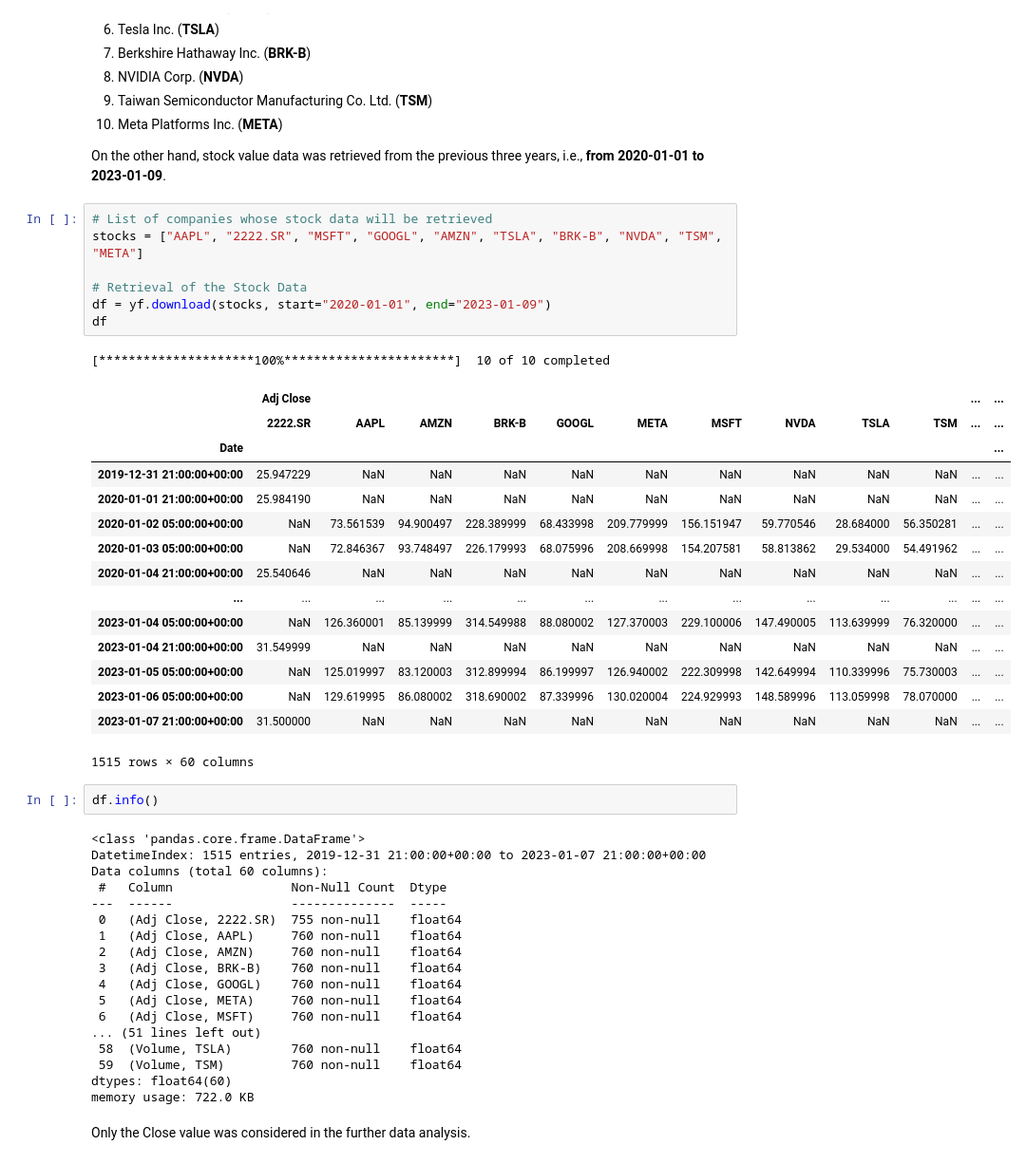
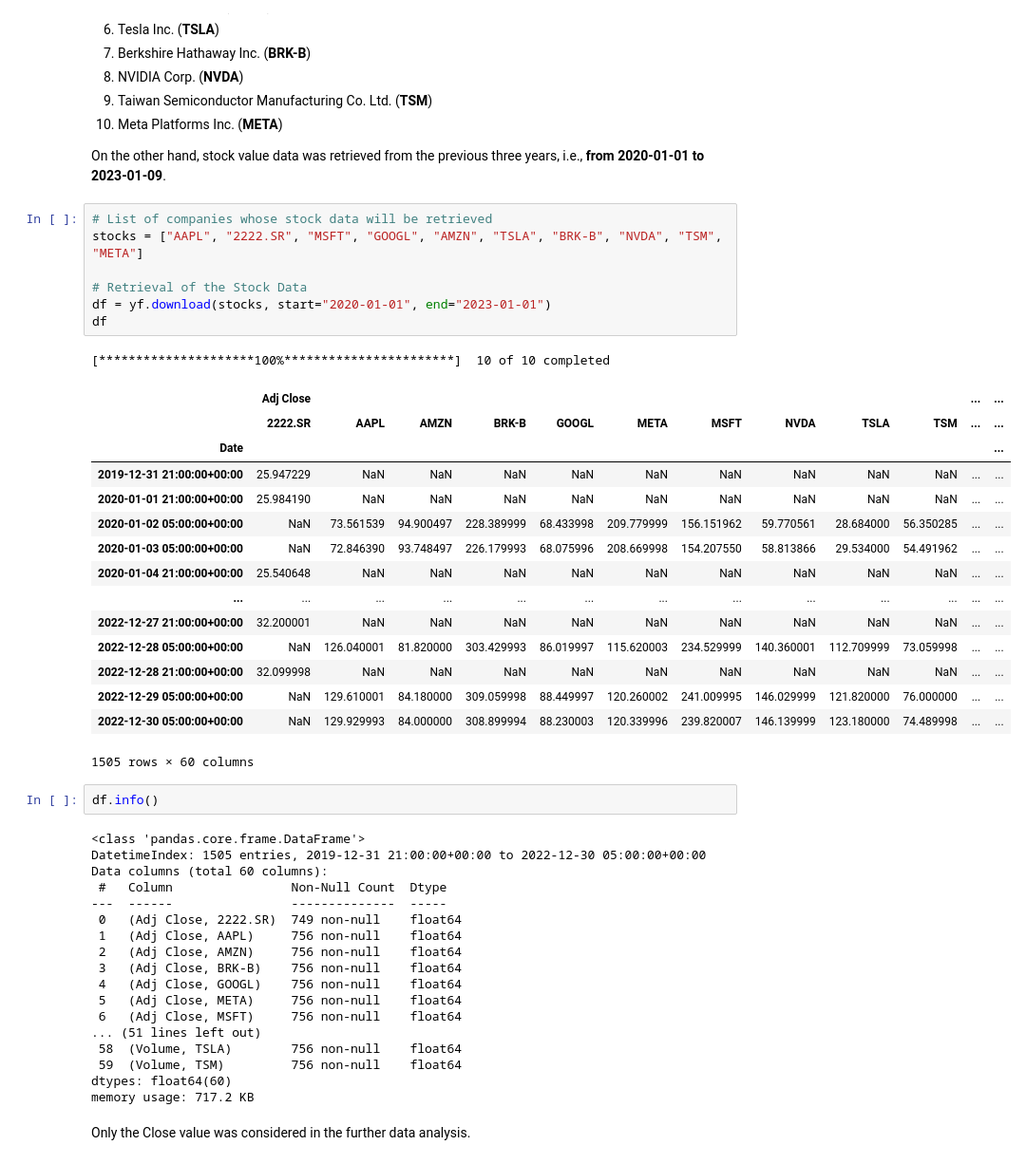
Before and after one commit to DanielEduardoLopez/PortfolioReturn, a Jupyter notebook: 1_PortfolioReturn_DataCollectionPrep.ipynb, the cells around one changed output. Shown at 95% size. Saved outputs shown, nothing was run; the diff lists cells and outputs as text.

Commit message:
Added historical close values of optimized portfolio

```diff
--- a/1_PortfolioReturn_DataCollectionPrep.ipynb
+++ b/1_PortfolioReturn_DataCollectionPrep.ipynb
@@ -92,47 +92,47 @@ On the other hand, stock value data was retrieved from the previous three years,
 # %%
 # List of companies whose stock data will be retrieved
 stocks = ["AAPL", "2222.SR", "MSFT", "GOOGL", "AMZN", "TSLA", "BRK-B", "NVDA", "TSM", "META"]
 
 # Retrieval of the Stock Data
-df = yf.download(stocks, start="2020-01-01", end="2023-01-09")
+df = yf.download(stocks, start="2020-01-01", end="2023-01-01")
 df
 # %% [output]
 [*********************100%***********************]  10 of 10 completed
 |  | Adj Close |  |  |  |  |  |  |  |  |  | ... | ... |
 |  | 2222.SR | AAPL | AMZN | BRK-B | GOOGL | META | MSFT | NVDA | TSLA | TSM | ... | ... |
 | Date |  |  |  |  |  |  |  |  |  |  |  | ... |
 | 2019-12-31 21:00:00+00:00 | 25.947229 | NaN | NaN | NaN | NaN | NaN | NaN | NaN | NaN | NaN | ... | ... |
 | 2020-01-01 21:00:00+00:00 | 25.984190 | NaN | NaN | NaN | NaN | NaN | NaN | NaN | NaN | NaN | ... | ... |
-| 2020-01-02 05:00:00+00:00 | NaN | 73.561539 | 94.900497 | 228.389999 | 68.433998 | 209.779999 | 156.151947 | 59.770546 | 28.684000 | 56.350281 | ... | ... |
-| 2020-01-03 05:00:00+00:00 | NaN | 72.846367 | 93.748497 | 226.179993 | 68.075996 | 208.669998 | 154.207581 | 58.813862 | 29.534000 | 54.491962 | ... | ... |
-| 2020-01-04 21:00:00+00:00 | 25.540646 | NaN | NaN | NaN | NaN | NaN | NaN | NaN | NaN | NaN | ... | ... |
+| 2020-01-02 05:00:00+00:00 | NaN | 73.561539 | 94.900497 | 228.389999 | 68.433998 | 209.779999 | 156.151962 | 59.770561 | 28.684000 | 56.350285 | ... | ... |
+| 2020-01-03 05:00:00+00:00 | NaN | 72.846390 | 93.748497 | 226.179993 | 68.075996 | 208.669998 | 154.207550 | 58.813866 | 29.534000 | 54.491962 | ... | ... |
+| 2020-01-04 21:00:00+00:00 | 25.540648 | NaN | NaN | NaN | NaN | NaN | NaN | NaN | NaN | NaN | ... | ... |
 | ... | ... | ... | ... | ... | ... | ... | ... | ... | ... | ... | ... | ... |
-| 2023-01-04 05:00:00+00:00 | NaN | 126.360001 | 85.139999 | 314.549988 | 88.080002 | 127.370003 | 229.100006 | 147.490005 | 113.639999 | 76.320000 | ... | ... |
-| 2023-01-04 21:00:00+00:00 | 31.549999 | NaN | NaN | NaN | NaN | NaN | NaN | NaN | NaN | NaN | ... | ... |
-| 2023-01-05 05:00:00+00:00 | NaN | 125.019997 | 83.120003 | 312.899994 | 86.199997 | 126.940002 | 222.309998 | 142.649994 | 110.339996 | 75.730003 | ... | ... |
-| 2023-01-06 05:00:00+00:00 | NaN | 129.619995 | 86.080002 | 318.690002 | 87.339996 | 130.020004 | 224.929993 | 148.589996 | 113.059998 | 78.070000 | ... | ... |
-| 2023-01-07 21:00:00+00:00 | 31.500000 | NaN | NaN | NaN | NaN | NaN | NaN | NaN | NaN | NaN | ... | ... |
+| 2022-12-27 21:00:00+00:00 | 32.200001 | NaN | NaN | NaN | NaN | NaN | NaN | NaN | NaN | NaN | ... | ... |
+| 2022-12-28 05:00:00+00:00 | NaN | 126.040001 | 81.820000 | 303.429993 | 86.019997 | 115.620003 | 234.529999 | 140.360001 | 112.709999 | 73.059998 | ... | ... |
+| 2022-12-28 21:00:00+00:00 | 32.099998 | NaN | NaN | NaN | NaN | NaN | NaN | NaN | NaN | NaN | ... | ... |
+| 2022-12-29 05:00:00+00:00 | NaN | 129.610001 | 84.180000 | 309.059998 | 88.449997 | 120.260002 | 241.009995 | 146.029999 | 121.820000 | 76.000000 | ... | ... |
+| 2022-12-30 05:00:00+00:00 | NaN | 129.929993 | 84.000000 | 308.899994 | 88.230003 | 120.339996 | 239.820007 | 146.139999 | 123.180000 | 74.489998 | ... | ... |
-1515 rows × 60 columns
+1505 rows × 60 columns
 # %%
 df.info()
 # %% [output]
 <class 'pandas.core.frame.DataFrame'>
-DatetimeIndex: 1515 entries, 2019-12-31 21:00:00+00:00 to 2023-01-07 21:00:00+00:00
+DatetimeIndex: 1505 entries, 2019-12-31 21:00:00+00:00 to 2022-12-30 05:00:00+00:00
 Data columns (total 60 columns):
  #   Column                Non-Null Count  Dtype
 ---  ------                --------------  -----
- 0   (Adj Close, 2222.SR)  755 non-null    float64
- 1   (Adj Close, AAPL)     760 non-null    float64
- 2   (Adj Close, AMZN)     760 non-null    float64
- 3   (Adj Close, BRK-B)    760 non-null    float64
- 4   (Adj Close, GOOGL)    760 non-null    float64
- 5   (Adj Close, META)     760 non-null    float64
- 6   (Adj Close, MSFT)     760 non-null    float64
+ 0   (Adj Close, 2222.SR)  749 non-null    float64
+ 1   (Adj Close, AAPL)     756 non-null    float64
+ 2   (Adj Close, AMZN)     756 non-null    float64
+ 3   (Adj Close, BRK-B)    756 non-null    float64
+ 4   (Adj Close, GOOGL)    756 non-null    float64
+ 5   (Adj Close, META)     756 non-null    float64
+ 6   (Adj Close, MSFT)     756 non-null    float64
 ... (51 lines left out)
- 58  (Volume, TSLA)        760 non-null    float64
- 59  (Volume, TSM)         760 non-null    float64
+ 58  (Volume, TSLA)        756 non-null    float64
+ 59  (Volume, TSM)         756 non-null    float64
 dtypes: float64(60)
-memory usage: 722.0 KB
+memory usage: 717.2 KB
 # %% [markdown]
 Only the Close value was considered in the further data analysis.
 # %%
```
Also changed, not shown: parts of 18 cells of this notebook.
